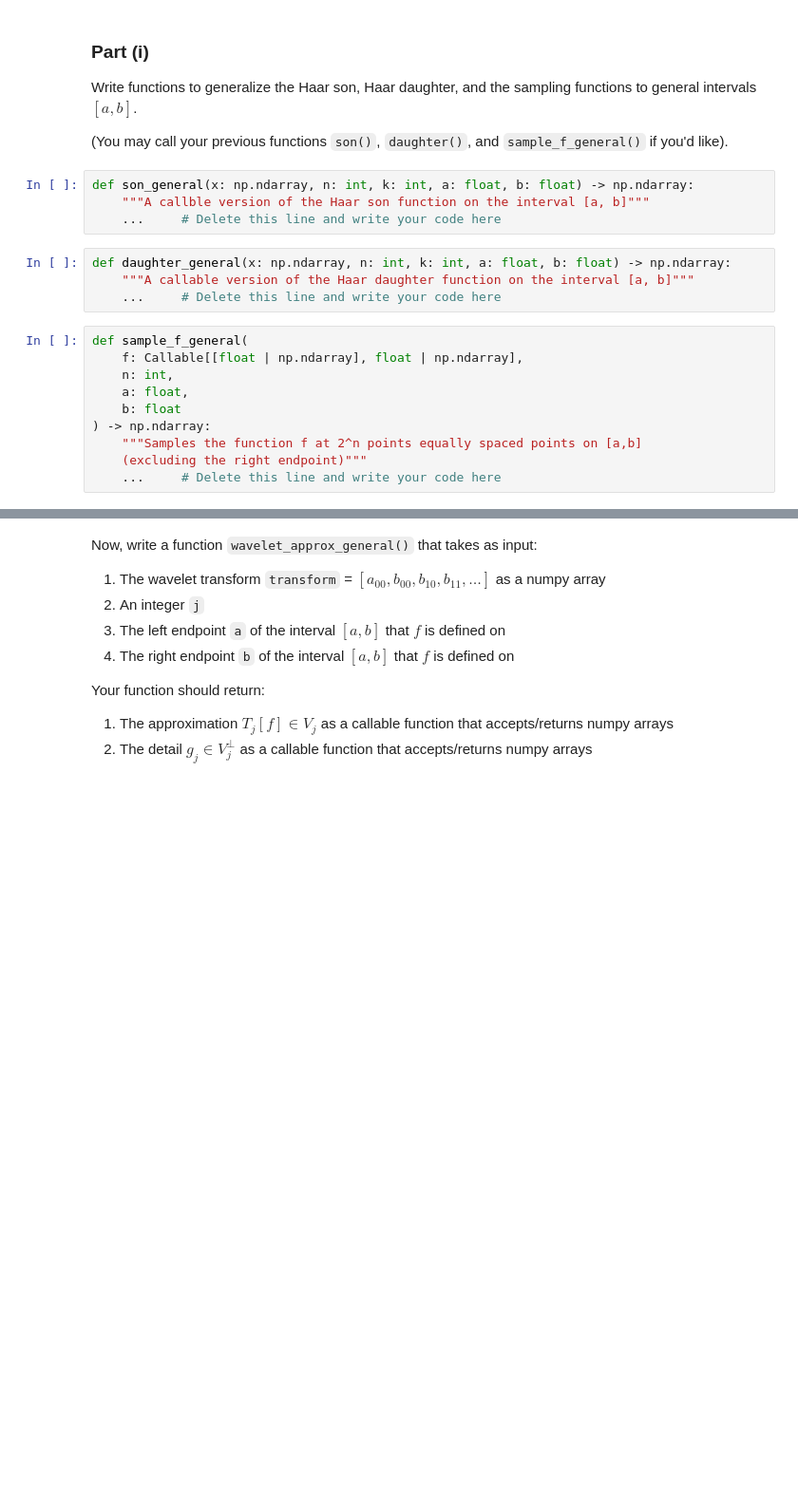
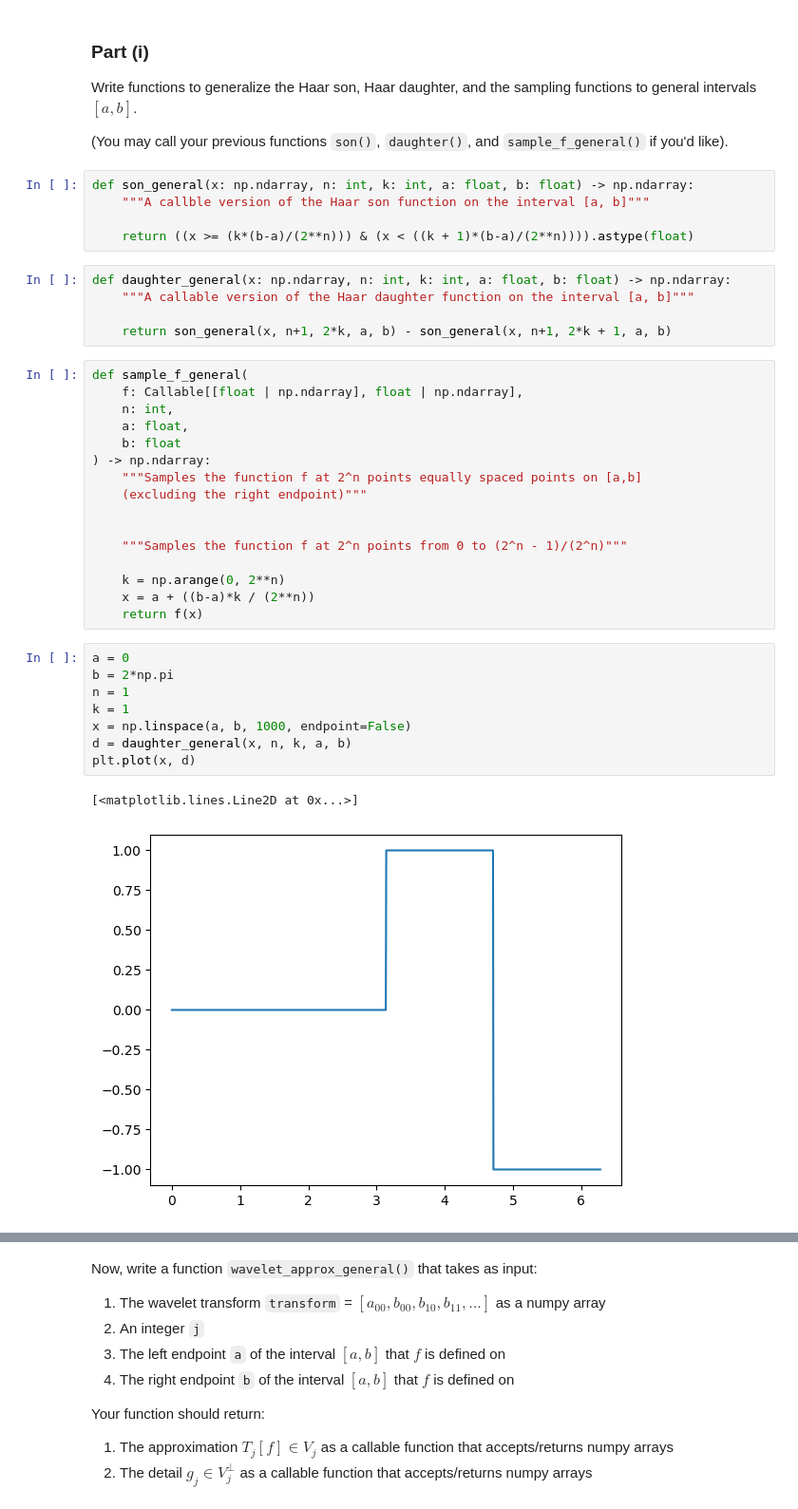
Before and after one commit to noah08642/Vol2-Coding-Assignments, a Jupyter notebook: hw_8_9.ipynb, the cells around one changed output, grey strips where cells are left out. Shown at 95% size. Drawn from its saved outputs; the diff is of its cells as text; blank space fills up the shorter version.

```diff
--- a/hw_8_9.ipynb
+++ b/hw_8_9.ipynb
@@ -229,11 +251,13 @@ Write functions to generalize the Haar son, Haar daughter, and the sampling func
 # %%
 def son_general(x: np.ndarray, n: int, k: int, a: float, b: float) -> np.ndarray:
     """A callble version of the Haar son function on the interval [a, b]"""
-    ...     # Delete this line and write your code here
+
+    return ((x >= (k*(b-a)/(2**n))) & (x < ((k + 1)*(b-a)/(2**n)))).astype(float)
 # %%
 def daughter_general(x: np.ndarray, n: int, k: int, a: float, b: float) -> np.ndarray:
     """A callable version of the Haar daughter function on the interval [a, b]"""
-    ...     # Delete this line and write your code here
+
+    return son_general(x, n+1, 2*k, a, b) - son_general(x, n+1, 2*k + 1, a, b)
 # %%
 def sample_f_general(
     f: Callable[[float | np.ndarray], float | np.ndarray],
@@ -243,4 +267,21 @@ def sample_f_general(
 ) -> np.ndarray:
     """Samples the function f at 2^n points equally spaced points on [a,b]
     (excluding the right endpoint)"""
-    ...     # Delete this line and write your code here
+
+
+    """Samples the function f at 2^n points from 0 to (2^n - 1)/(2^n)"""
+
+    k = np.arange(0, 2**n)
+    x = a + ((b-a)*k / (2**n))
+    return f(x)
+# %%
+a = 0
+b = 2*np.pi
+n = 1
+k = 1
+x = np.linspace(a, b, 1000, endpoint=False)
+d = daughter_general(x, n, k, a, b)
+plt.plot(x, d)
+# %% [output]
+[<matplotlib.lines.Line2D at 0x...>]
+[figure, added]
```
Also changed, not shown: parts of 13 cells of this notebook.
